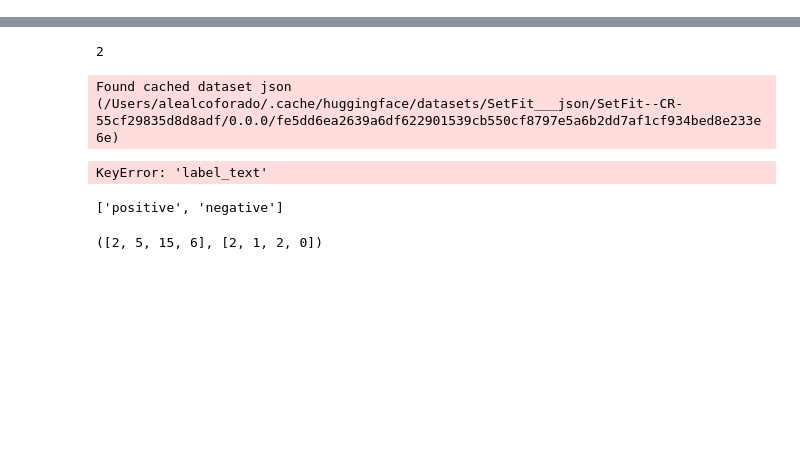
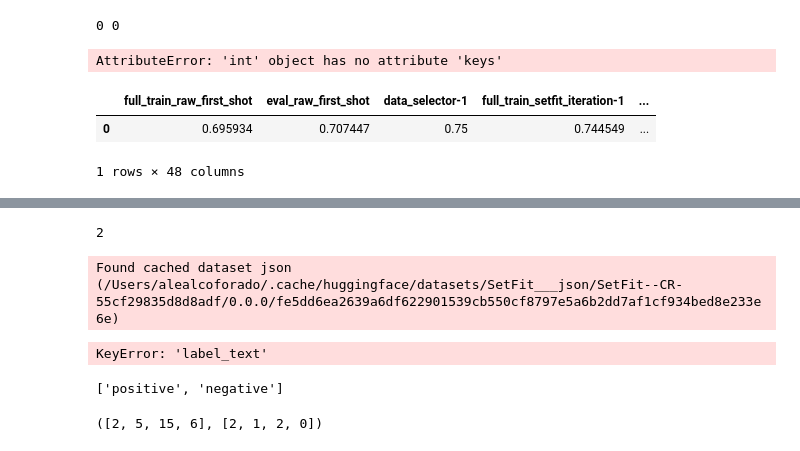
Before and after one commit to alealcoforado/zeroberto, a Jupyter notebook: notebooks/tests.ipynb, the cells around one changed output, grey strips where cells are left out. Cells and saved outputs as stored; diff of their text form; code cells hidden in the pictures; blank space fills up the shorter version.

```diff
--- a/notebooks/tests.ipynb
+++ b/notebooks/tests.ipynb
@@ -0,0 +184,17 @@
+# %%
+results = df_jsons
+list_results = {}
+for idx,result in enumerate(results):
+    print(idx,result)
+    if 'weighted' in (result.keys()):
+        list_results[results.index[idx][1]] = result['weighted']['accuracy']
+print(list_results)
+# %% [output]
+0 0
+AttributeError: 'int' object has no attribute 'keys'
+# %%
+pd.DataFrame([list_results])
+# %% [output]
+|  | full_train_raw_first_shot | eval_raw_first_shot | data_selector-1 | full_train_setfit_iteration-1 | ... |
+| 0 | 0.695934 | 0.707447 | 0.75 | 0.744549 | ... |
+1 rows × 48 columns
```
Also changed, not shown: parts of 45 cells of this notebook, 6 other files.
